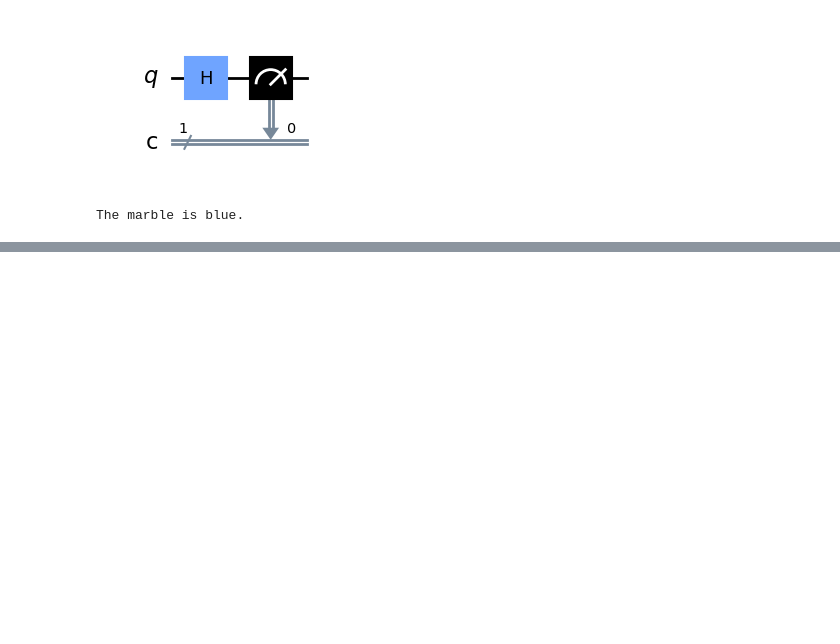
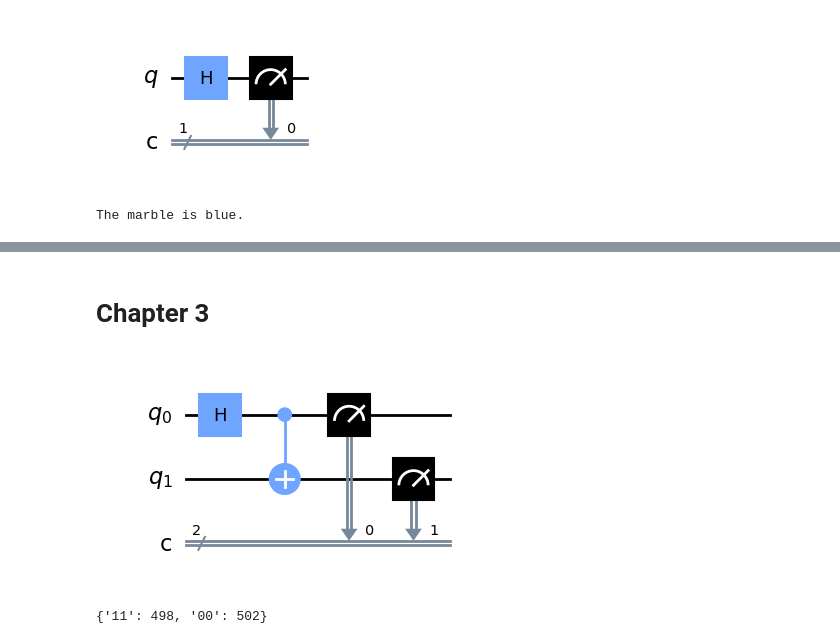
Before and after one commit to dehan-jl/quantum-explorers, a Jupyter notebook: captain/kittens.ipynb, the cells around one changed output, grey strips where cells are left out. Cells and saved outputs as stored; diff of their text form; code cells hidden in the pictures; blank space fills up the shorter version.

Commit message:
Actually Chapter 3

```diff
--- a/captain/kittens.ipynb
+++ b/captain/kittens.ipynb
@@ -44,0 +46,22 @@ Thus, in 1000 shots, you get blue 517 times, and red 483 times.
+# %% [markdown]
+# Chapter 3
+# %%
+#Create Doorbell Entangler Circuit
+doorbell_circuit = QuantumCircuit(2, 2) # Create a circuit with two qubits (Whiskerton marbles) and two classical bits (to store the measurement outcome).
+doorbell_circuit.h(0) # Add a Hadamard gate to the first qubit/
+doorbell_circuit.cx(0,1) # Add a cnot gate with the first qubit as the control and the second qubit as the target. The target flips its state when the control is in the 1 state.
+doorbell_circuit.measure([0,1],[0,1]) # Add measurement operators (this is equivalent to a cat looking directly at the outer marble).
+doorbell_circuit.draw('mpl') # See how the circuit looks.
+# %% [output]
+[figure, added]
+# %%
+# Run the doorbell circuit
+compiled_circuit = transpile(doorbell_circuit, simulator) # Compile the circuit down to low-level QASM instructions.
+job = simulator.run(compiled_circuit, shots=1000) # Run the circuit on the simulator 1000 times to gather statistics.
+
+# fetch and print the outcome:
+result = job.result()
+counts = result.get_counts(compiled_circuit)
+counts
+# %% [output]
+{'11': 498, '00': 502}
```
Also changed, not shown: parts of 3 cells of this notebook.
